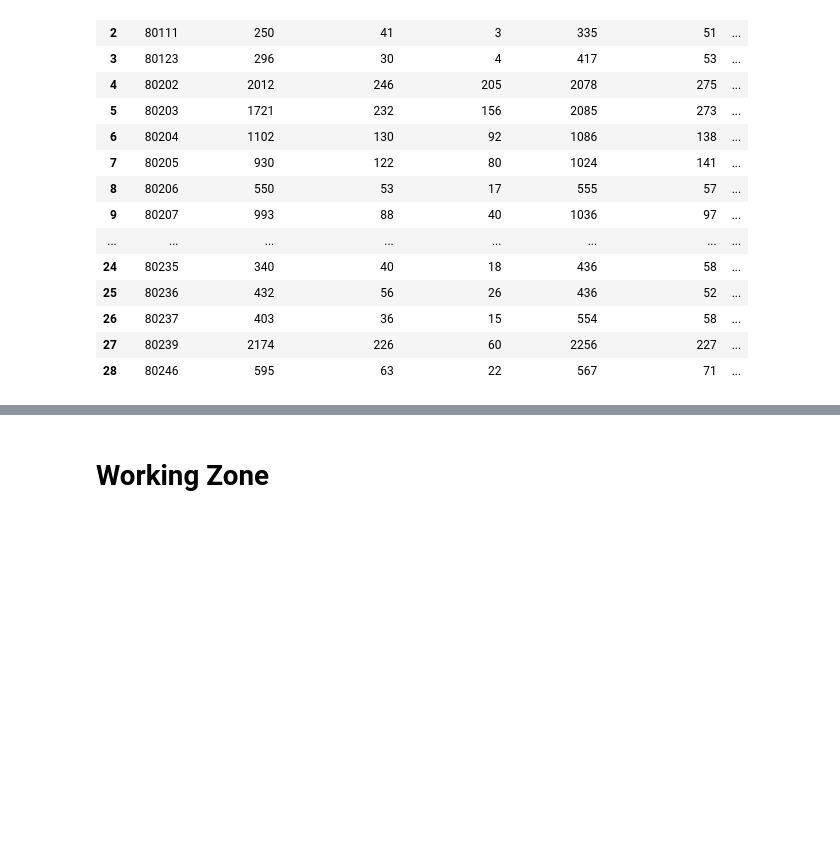
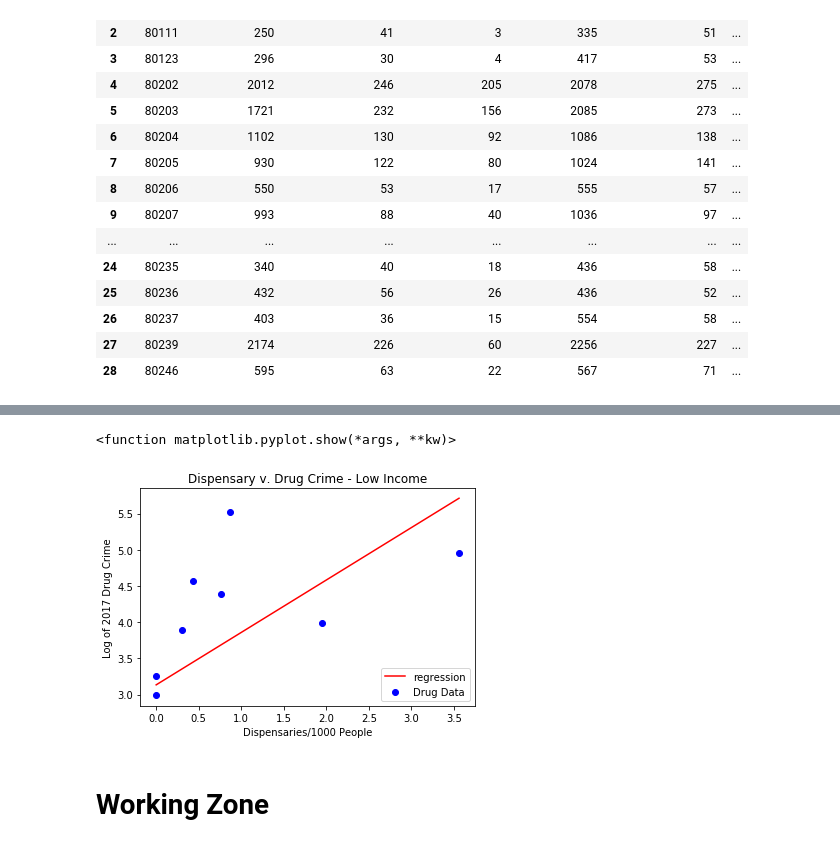
Before and after one commit to zapatos24/Mod_3_Final_Project, a Jupyter notebook: mod_3_final_project_jeremy_wip.ipynb, the cells around one changed output, grey strips where cells are left out. Drawn from its saved outputs; the diff is of its cells as text; code cells hidden in the pictures; blank space fills up the shorter version.

```diff
--- a/mod_3_final_project_jeremy_wip.ipynb
+++ b/mod_3_final_project_jeremy_wip.ipynb
@@ -630,0 +680,6 @@ Warnings:
+# %%
+# subsetting dataframe for drug_log and proportion of stores to people only for low income zip codes
+drug_dispensary_2017 = df.sort_values('drug_log_2017')[['drug_log_2017',
+                                                        'store_per_1Kpeople']].reset_index()
+drug_dispensary_2017.drop('index', axis=1, inplace=True)
+drug_dispensary_2017
@@ -631,3 +696,15 @@ Warnings:
+# %%
+plt.scatter(drug_dispensary_2017.store_per_1Kpeople, drug_dispensary_2017.drug_log_2017,
+            c='blue', label='Drug Data')
+plt.plot([0, 3.5601], [3.1348, (.7238*3.5601 + 3.1348)], c='red', label='regression')
+plt.xlabel('Dispensaries/1000 People')
+plt.ylabel('Log of 2017 Drug Crime')
+plt.title('Dispensary v. Drug Crime - Low Income')
+plt.legend(loc='lower right')
+plt.show
+# %% [output]
+<function matplotlib.pyplot.show(*args, **kw)>
+[figure, added]
 # %% [markdown]
 # Working Zone
 # %%
```
Also changed, not shown: parts of 74 cells of this notebook.
